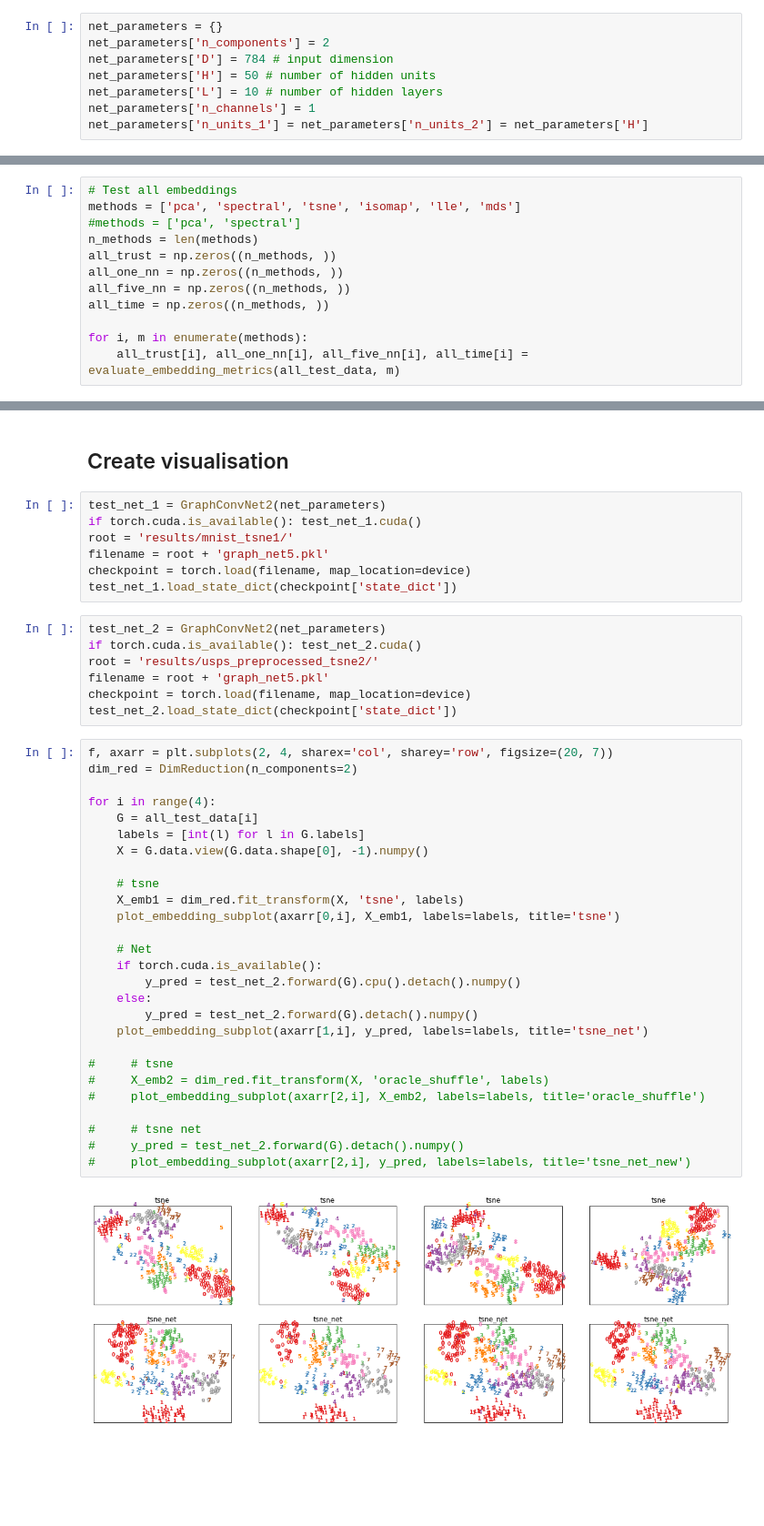
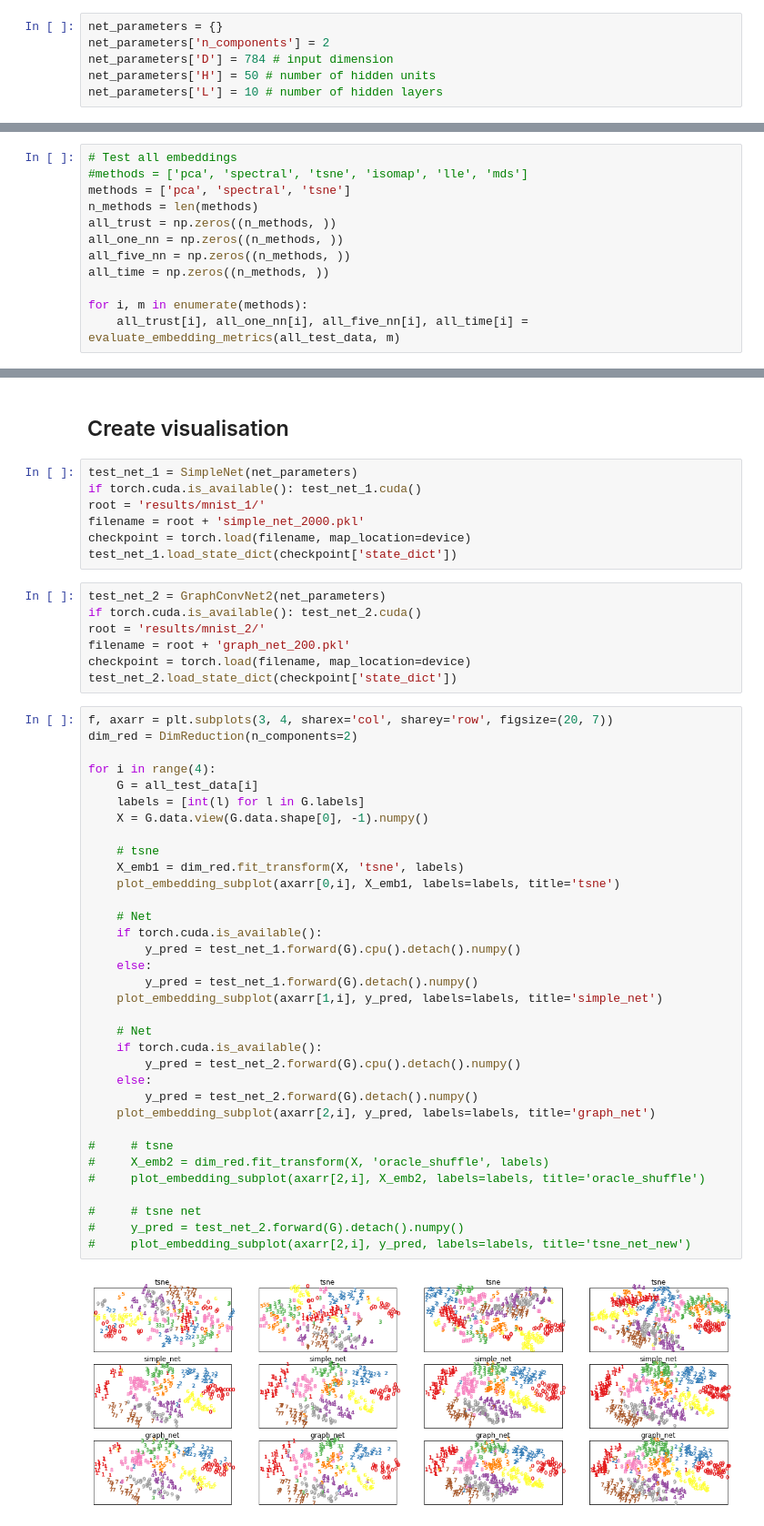
Before and after one commit to leowyy/fyp-graph-clustering, a Jupyter notebook: evaluation_test.ipynb, the cells around one changed output, grey strips where cells are left out. Shown at 91% size. Drawn from its saved outputs; the diff is of its cells as text; blank space fills up the shorter version.

Commit message:
Latest run of simple net

```diff
--- a/evaluation_test.ipynb
+++ b/evaluation_test.ipynb
@@ -36,7 +36,5 @@ net_parameters['n_components'] = 2
 net_parameters['D'] = 784 # input dimension
 net_parameters['H'] = 50 # number of hidden units
 net_parameters['L'] = 10 # number of hidden layers
-net_parameters['n_channels'] = 1
-net_parameters['n_units_1'] = net_parameters['n_units_2'] = net_parameters['H']
 # %%
 parent_dir = os.path.abspath('..')
@@ -60,8 +58,8 @@ def pairwise_loss_function_2(y_true, y_pred, W):
     return np.average(np.square(pairwise_loss_1 - pairwise_loss_2))
 # %%
 # Test all embeddings
-methods = ['pca', 'spectral', 'tsne', 'isomap', 'lle', 'mds']
-#methods = ['pca', 'spectral']
+#methods = ['pca', 'spectral', 'tsne', 'isomap', 'lle', 'mds']
+methods = ['pca', 'spectral', 'tsne']
 n_methods = len(methods)
 all_trust = np.zeros((n_methods, ))
 all_one_nn = np.zeros((n_methods, ))
@@ -130,45 +126,52 @@ Average time to compute (s) = 0.22
 # %% [markdown]
 ## Create visualisation
 # %%
-test_net_1 = GraphConvNet2(net_parameters)
+test_net_1 = SimpleNet(net_parameters)
 if torch.cuda.is_available(): test_net_1.cuda()
-root = 'results/mnist_tsne1/'
-filename = root + 'graph_net5.pkl'
+root = 'results/mnist_1/'
+filename = root + 'simple_net_2000.pkl'
 checkpoint = torch.load(filename, map_location=device)
 test_net_1.load_state_dict(checkpoint['state_dict'])
 # %%
 test_net_2 = GraphConvNet2(net_parameters)
 if torch.cuda.is_available(): test_net_2.cuda()
-root = 'results/usps_preprocessed_tsne2/'
-filename = root + 'graph_net5.pkl'
+root = 'results/mnist_2/'
+filename = root + 'graph_net_200.pkl'
 checkpoint = torch.load(filename, map_location=device)
 test_net_2.load_state_dict(checkpoint['state_dict'])
 # %%
-f, axarr = plt.subplots(2, 4, sharex='col', sharey='row', figsize=(20, 7))
+f, axarr = plt.subplots(3, 4, sharex='col', sharey='row', figsize=(20, 7))
 dim_red = DimReduction(n_components=2)
 
 for i in range(4):
     G = all_test_data[i]
     labels = [int(l) for l in G.labels]
     X = G.data.view(G.data.shape[0], -1).numpy()
 
     # tsne
     X_emb1 = dim_red.fit_transform(X, 'tsne', labels)
     plot_embedding_subplot(axarr[0,i], X_emb1, labels=labels, title='tsne')
 
     # Net
     if torch.cuda.is_available():
+        y_pred = test_net_1.forward(G).cpu().detach().numpy()
+    else:
+        y_pred = test_net_1.forward(G).detach().numpy()
+    plot_embedding_subplot(axarr[1,i], y_pred, labels=labels, title='simple_net')
+
+    # Net
+    if torch.cuda.is_available():
         y_pred = test_net_2.forward(G).cpu().detach().numpy()
     else:
         y_pred = test_net_2.forward(G).detach().numpy()
-    plot_embedding_subplot(axarr[1,i], y_pred, labels=labels, title='tsne_net')
+    plot_embedding_subplot(axarr[2,i], y_pred, labels=labels, title='graph_net')
 
 #     # tsne
 #     X_emb2 = dim_red.fit_transform(X, 'oracle_shuffle', labels)
 #     plot_embedding_subplot(axarr[2,i], X_emb2, labels=labels, title='oracle_shuffle')
 
 #     # tsne net
 #     y_pred = test_net_2.forward(G).detach().numpy()
 #     plot_embedding_subplot(axarr[2,i], y_pred, labels=labels, title='tsne_net_new')
 # %% [output]
-[figure, old version]
+[figure, new version]
```
Also changed, not shown: parts of 5 cells of this notebook.
